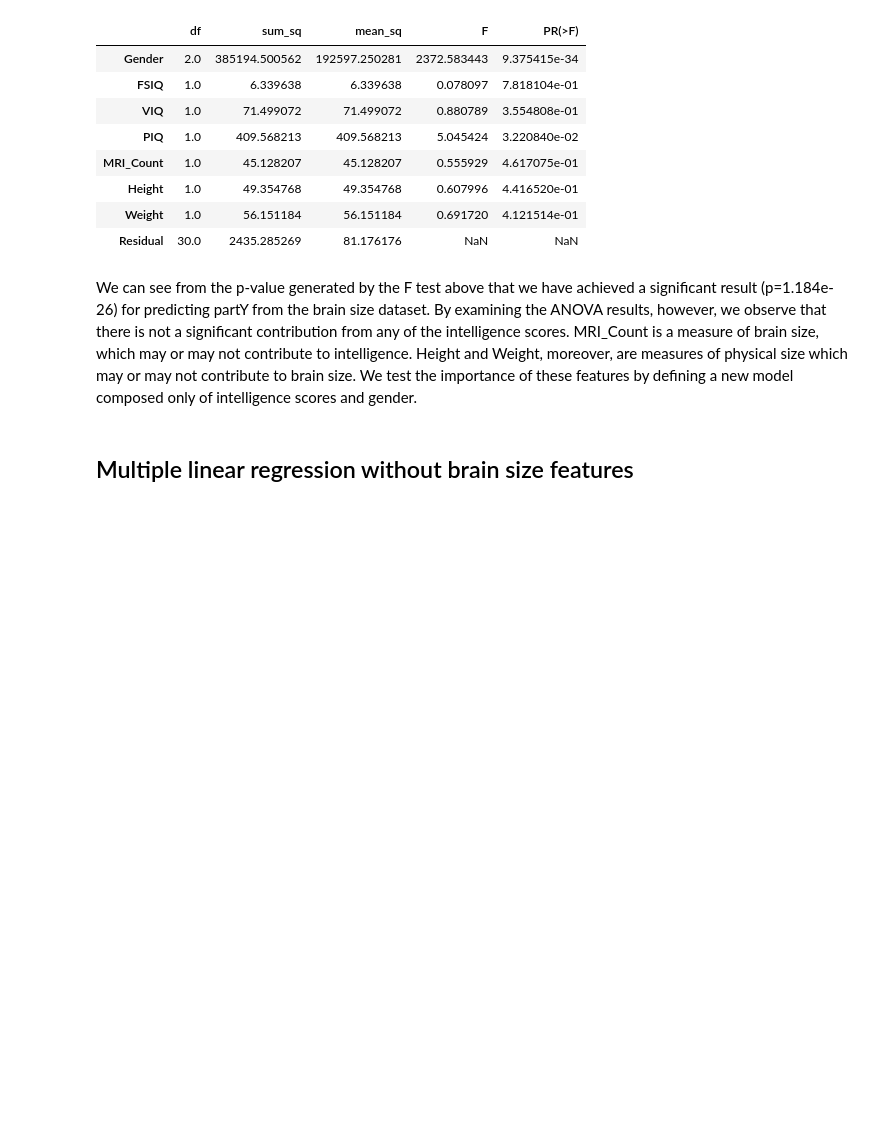
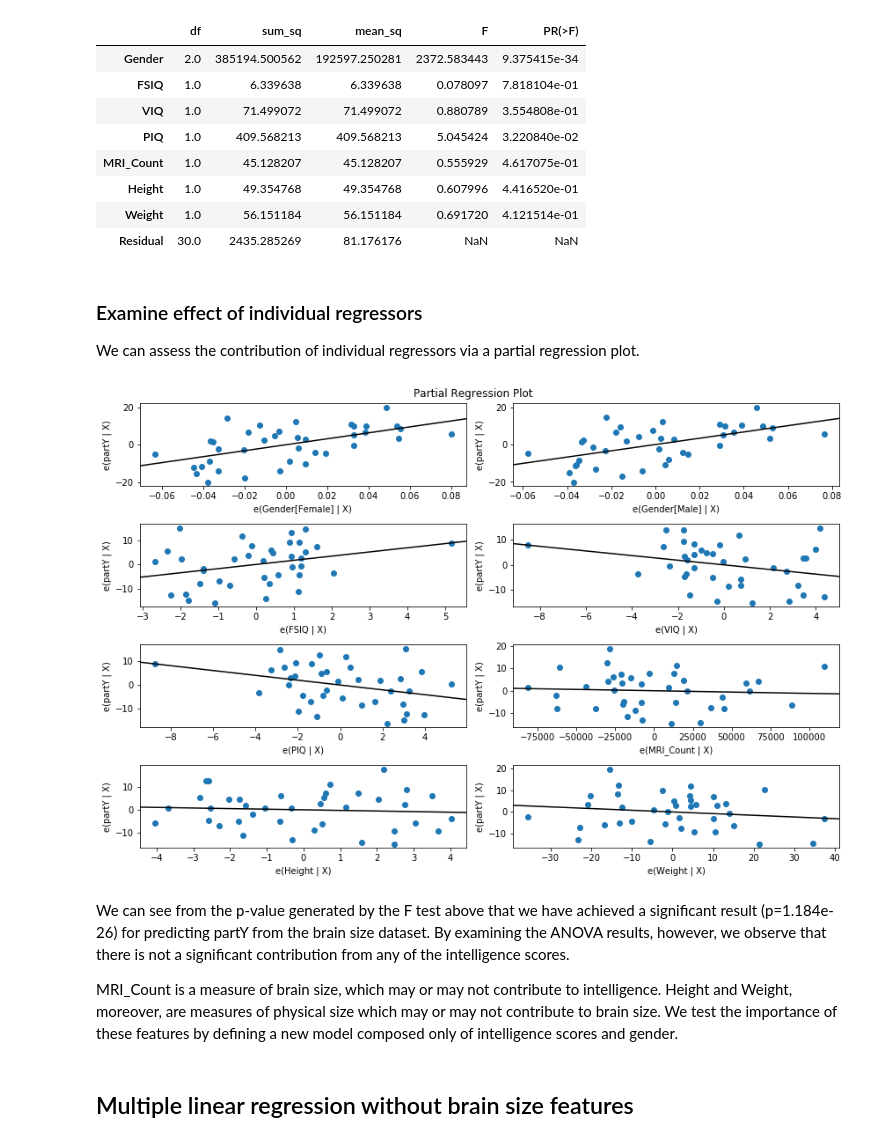
Before and after one commit to stephaniealley/Alley-S-QLSC612, a Jupyter notebook: Command_Files/myanalysis.ipynb, the cells around one changed output. Cells and saved outputs as stored; diff of their text form; code cells hidden in the pictures; blank space fills up the shorter version.

Commit message:
Add partial regression plot
Generate partial regression plot to examine contribution of individual features for initial model run

```diff
--- a/Command_Files/myanalysis.ipynb
+++ b/Command_Files/myanalysis.ipynb
@@ -117,8 +117,21 @@ print(anova_results)
 | Height | 1.0 | 49.354768 | 49.354768 | 0.607996 | 4.416520e-01 |
 | Weight | 1.0 | 56.151184 | 56.151184 | 0.691720 | 4.121514e-01 |
 | Residual | 30.0 | 2435.285269 | 81.176176 | NaN | NaN |
+# %% [markdown]
+### Examine effect of individual regressors
+We can assess the contribution of individual regressors via a partial regression plot.
+# %%
+from statsmodels.graphics.api import plot_partregress_grid
+import matplotlib.pyplot as plt
+
+fig = plt.figure(figsize=(12,8))
+fig = plot_partregress_grid(model, fig=fig)
+# %% [output]
+[figure, added]
 # %% [markdown]
-We can see from the p-value generated by the F test above that we have achieved a significant result (p=1.184e-26) for predicting partY from the brain size dataset. By examining the ANOVA results, however, we observe that there is not a significant contribution from any of the intelligence scores. MRI_Count is a measure of brain size, which may or may not contribute to intelligence. Height and Weight, moreover, are measures of physical size which may or may not contribute to brain size. We test the importance of these features by defining a new model composed only of intelligence scores and gender.
+We can see from the p-value generated by the F test above that we have achieved a significant result (p=1.184e-26) for predicting partY from the brain size dataset. By examining the ANOVA results, however, we observe that there is not a significant contribution from any of the intelligence scores.
+
+MRI_Count is a measure of brain size, which may or may not contribute to intelligence. Height and Weight, moreover, are measures of physical size which may or may not contribute to brain size. We test the importance of these features by defining a new model composed only of intelligence scores and gender.
 # %% [markdown]
 ## Multiple linear regression without brain size features
 # %%
```
Also changed, not shown: parts of 1 cell of this notebook.
